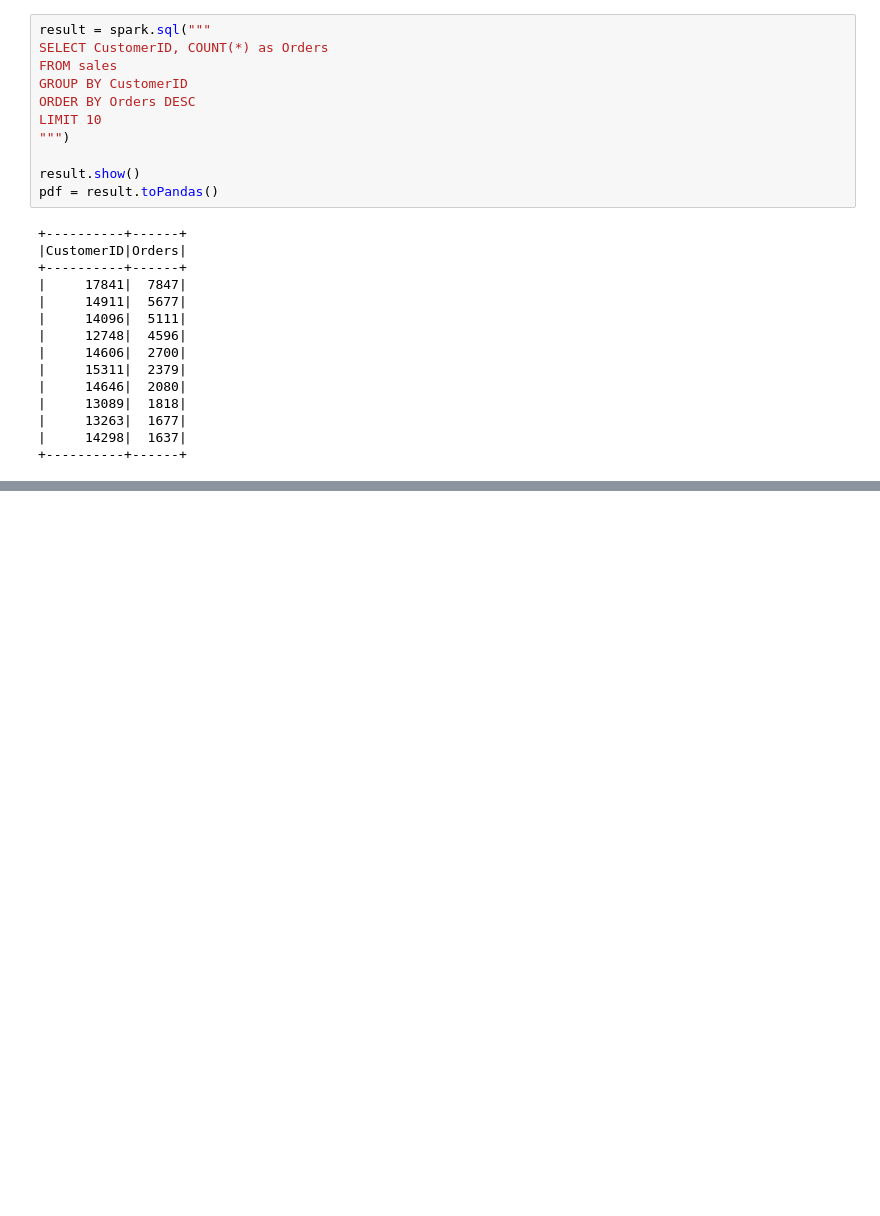
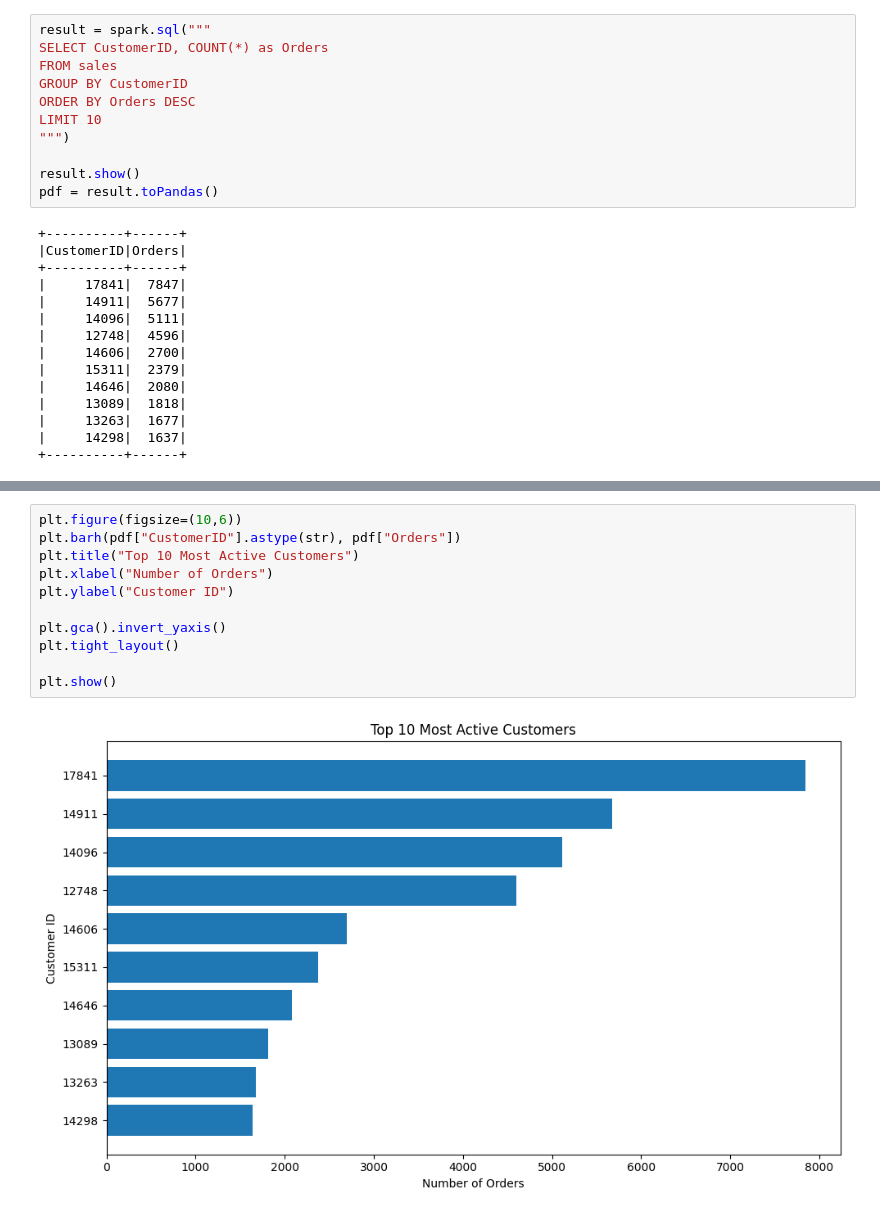
Before and after one commit to nabinyari/Bigdata_analysis_retail, a Jupyter notebook: main_assignment.ipynb, the cells around one changed output, grey strips where cells are left out. Cells and saved outputs as stored; diff of their text form; blank space fills up the shorter version.

Commit message:
created horizontal bar chart to visualize the most active customers based on number of orders

```diff
--- a/main_assignment.ipynb
+++ b/main_assignment.ipynb
@@ -323,0 +335,13 @@ pdf = result.toPandas()
+# %%
+plt.figure(figsize=(10,6))
+plt.barh(pdf["CustomerID"].astype(str), pdf["Orders"])
+plt.title("Top 10 Most Active Customers")
+plt.xlabel("Number of Orders")
+plt.ylabel("Customer ID")
+
+plt.gca().invert_yaxis()
+plt.tight_layout()
+
+plt.show()
+# %% [output]
+[figure, added]
```
Also changed, not shown: parts of 2 cells of this notebook.
